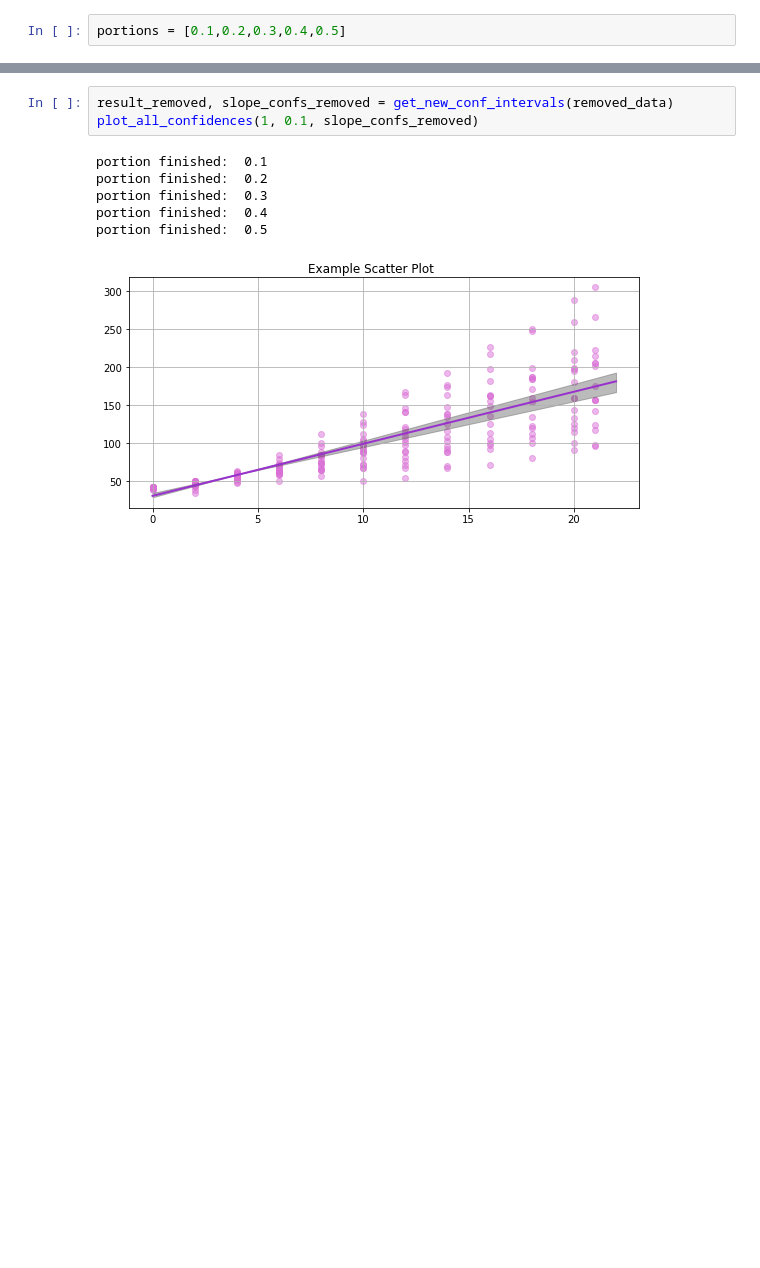
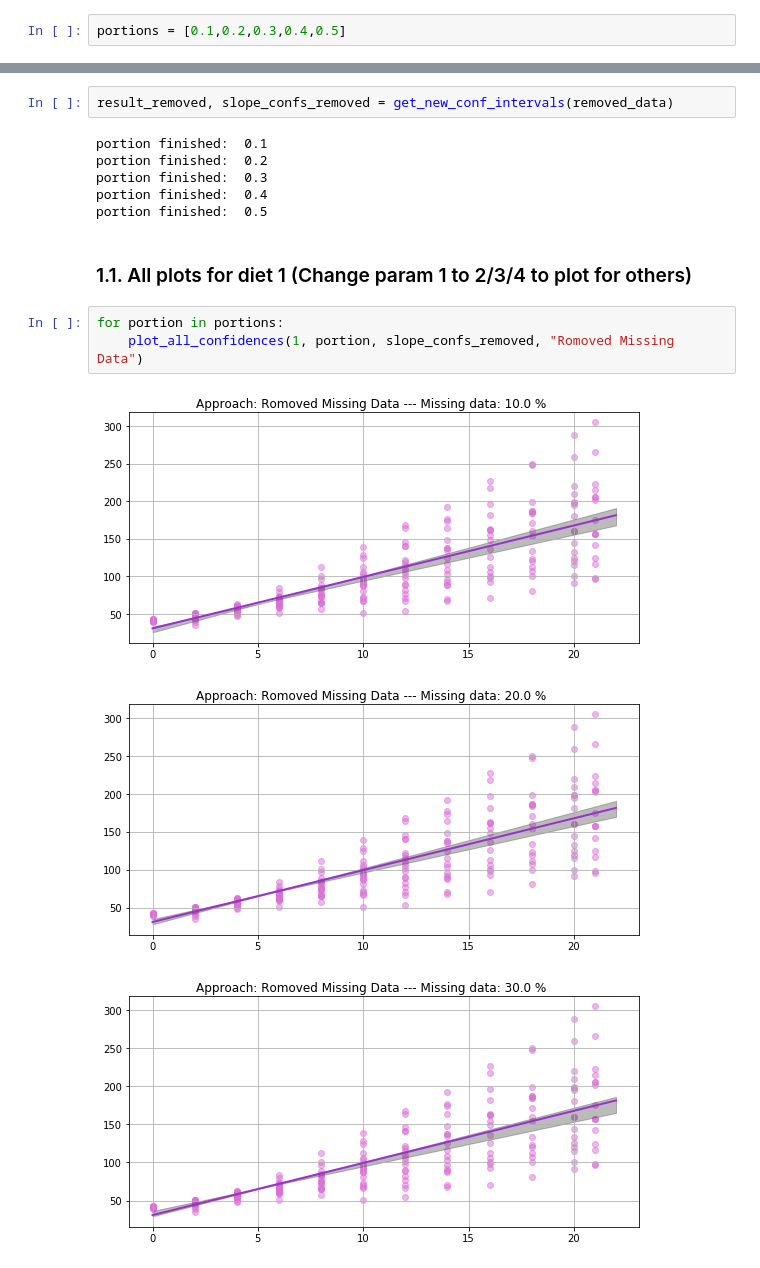
Before and after one commit to SudarshiniTyagi/independent_study_clean_code, a Jupyter notebook: chick_dataset/Missing Data - Confidence Interval.ipynb, the cells around one changed output, grey strips where cells are left out. Drawn from its saved outputs; the diff is of its cells as text; blank space fills up the shorter version.

```diff
--- a/chick_dataset/Missing Data - Confidence Interval.ipynb
+++ b/chick_dataset/Missing Data - Confidence Interval.ipynb
@@ -297,10 +290,17 @@ portions = [0.1,0.2,0.3,0.4,0.5]
 # %%
 result_removed, slope_confs_removed = get_new_conf_intervals(removed_data)
-plot_all_confidences(1, 0.1, slope_confs_removed)
 # %% [output]
 portion finished:  0.1
 portion finished:  0.2
 portion finished:  0.3
 portion finished:  0.4
 portion finished:  0.5
-[figure, removed]
+# %% [markdown]
+### 1.1. All plots for diet 1 (Change param 1 to 2/3/4 to plot for others)
+# %%
+for portion in portions:
+    plot_all_confidences(1, portion, slope_confs_removed, "Romoved Missing Data")
+# %% [output]
+[figure, added]
+[figure, added]
+[figure, added]
```
Also changed, not shown: parts of 28 cells of this notebook.
